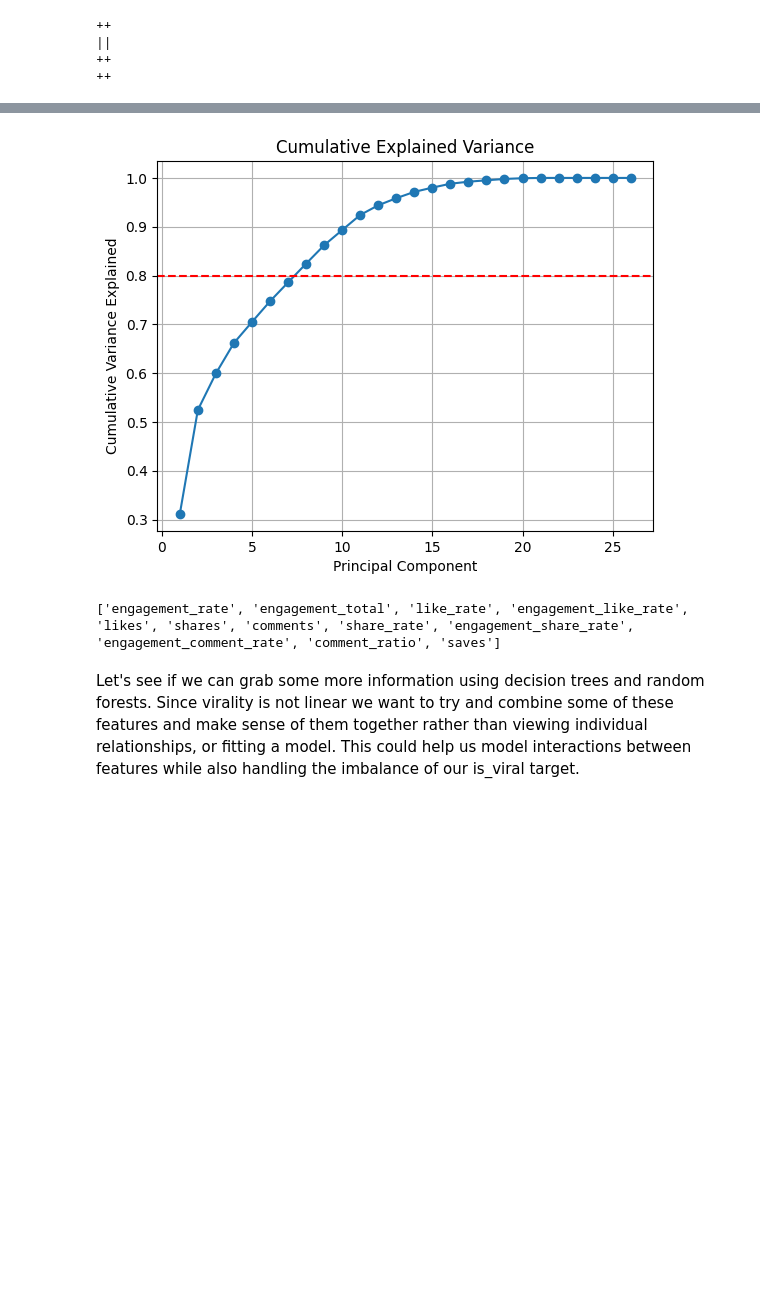
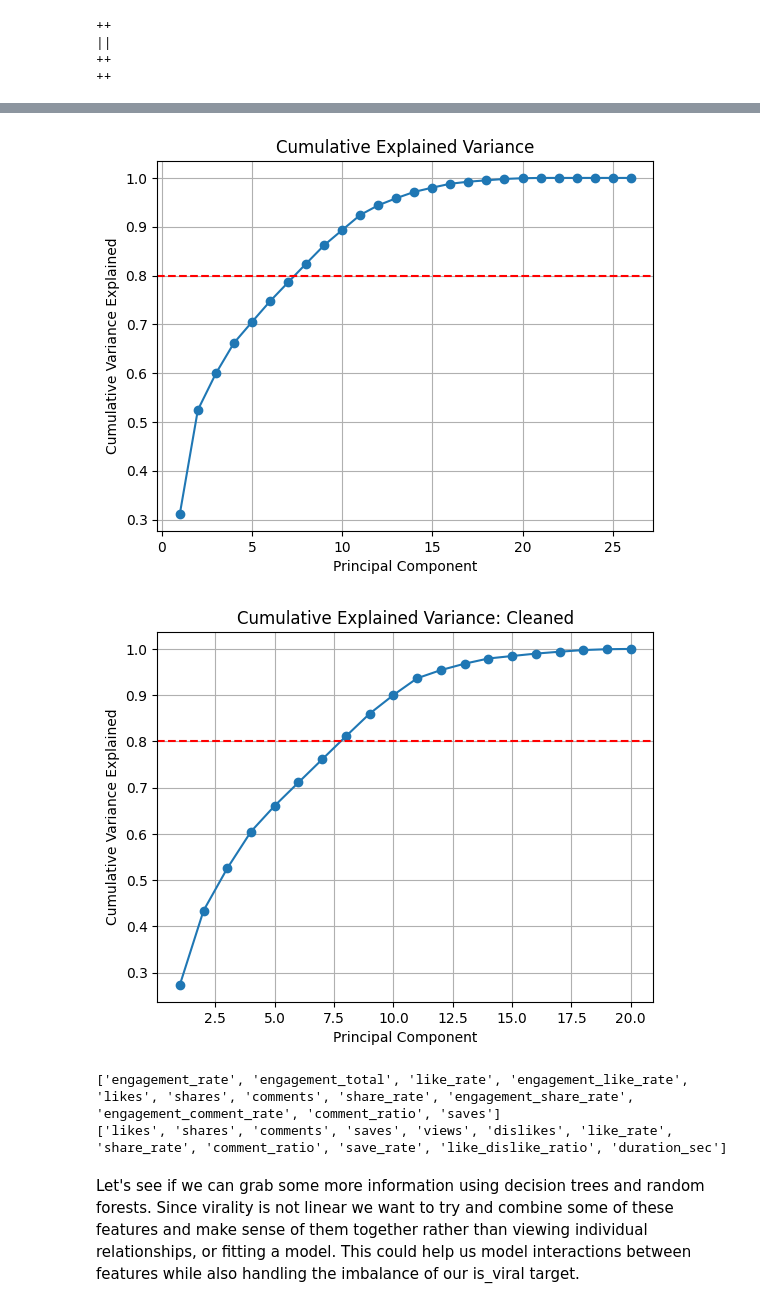
Before and after one commit to theoverthere/CS577-SEMESTER_PROJECT-VIRALITY_ANALYSIS, a Jupyter notebook: yt-tt-trend-analysis.ipynb, the cells around one changed output, grey strips where cells are left out. Saved outputs shown, nothing was run; the diff lists cells and outputs as text; code cells hidden in the pictures; blank space fills up the shorter version.

```diff
--- a/yt-tt-trend-analysis.ipynb
+++ b/yt-tt-trend-analysis.ipynb
@@ -840,19 +923,33 @@ plt.show()
 # %%
-cum_var = np.cumsum(ev_ratio)
+cum_var = np.cumsum(ev_full)
 plt.plot(range(1, len(cum_var)+1), cum_var, marker='o')
 plt.axhline(y=0.8, color='r', linestyle='--')
 plt.xlabel("Principal Component")
 plt.ylabel("Cumulative Variance Explained")
 plt.title("Cumulative Explained Variance")
 plt.grid(True)
 plt.show()
+
+cum_var_clean = np.cumsum(ev_clean)
+plt.plot(range(1, len(cum_var_clean)+1), cum_var_clean, marker='o')
+plt.axhline(y=0.8, color='r', linestyle='--')
+plt.xlabel("Principal Component")
+plt.ylabel("Cumulative Variance Explained")
+plt.title("Cumulative Explained Variance: Cleaned")
+plt.grid(True)
+plt.show()
 # %% [output]
 [figure]
+[figure, added]
 # %%
 final_features = pc1_importance.head(12).index.tolist()
 print(final_features)
+
+final_features_cleaned = pc1_importance_cleaned.head(12).index.tolist()
+print(final_features_cleaned)
 # %% [output]
 ['engagement_rate', 'engagement_total', 'like_rate', 'engagement_like_rate', 'likes', 'shares', 'comments', 'share_rate', 'engagement_share_rate', 'engagement_comment_rate', 'comment_ratio', 'saves']
+['likes', 'shares', 'comments', 'saves', 'views', 'dislikes', 'like_rate', 'share_rate', 'comment_ratio', 'save_rate', 'like_dislike_ratio', 'duration_sec']
 # %% [markdown]
 Let's see if we can grab some more information using decision trees and random forests. Since virality is not linear we want to try and combine some of these features and make sense of them together rather than viewing individual relationships, or fitting a model. This could help us model interactions between features while also handling the imbalance of our is_viral target.
 # %% [markdown]
```
Also changed, not shown: parts of 21 cells of this notebook, 1 other file.
